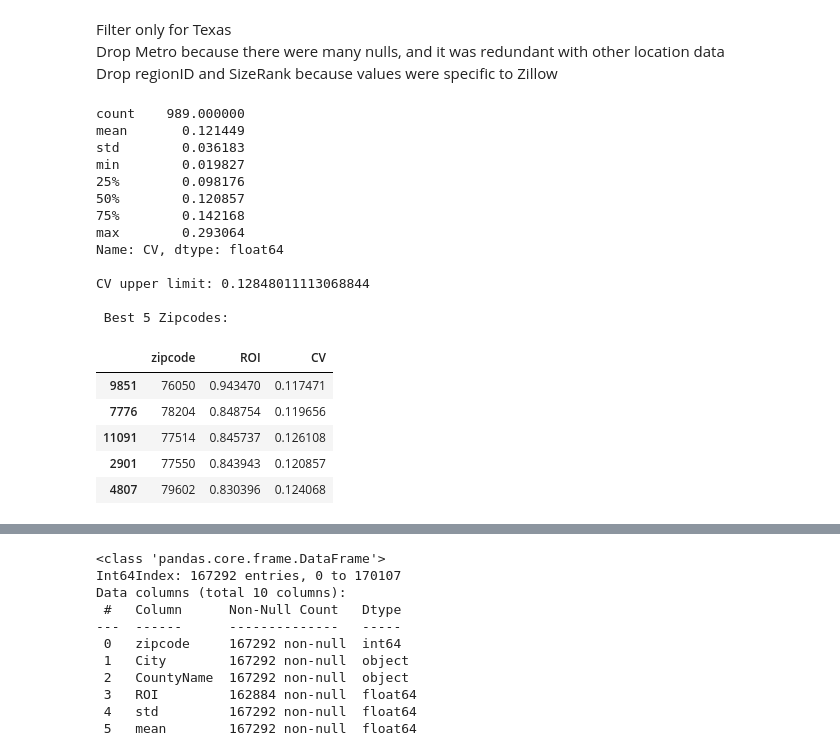
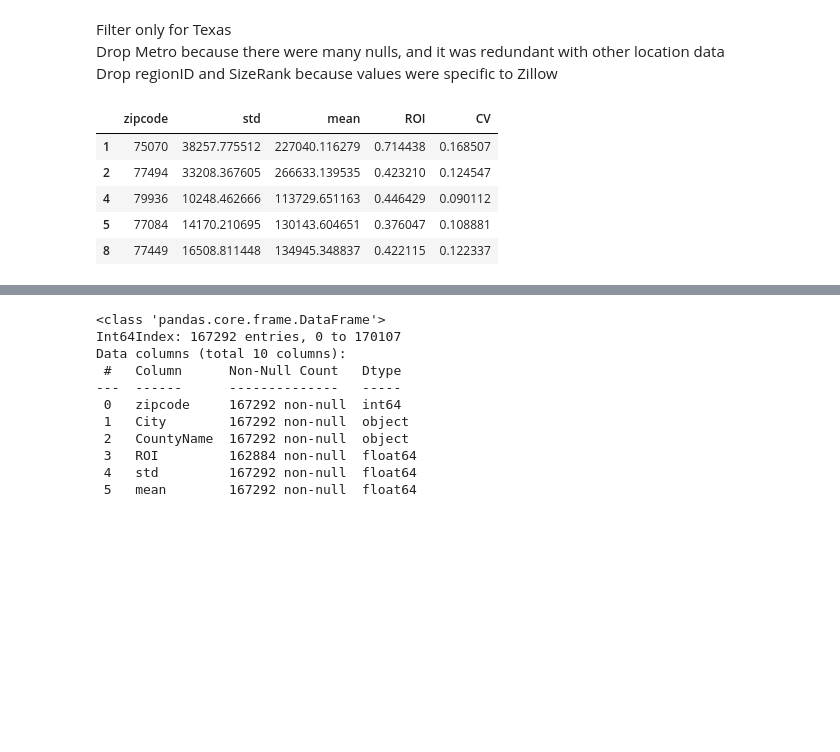
Before and after one commit to rhk48/zillow-time-series, a Jupyter notebook: lorela_nb.ipynb, the cells around one changed output, grey strips where cells are left out. Cells and saved outputs as stored; diff of their text form; code cells hidden in the pictures; blank space fills up the shorter version.

```diff
--- a/lorela_nb.ipynb
+++ b/lorela_nb.ipynb
@@ -18,49 +18,24 @@ raw_df = raw_df.rename(columns={'RegionName': 'zipcode'})
 # %%
 #Calculate historical return on investment
 raw_df['ROI']= (raw_df['2018-04']/raw_df['2004-01'])-1
 raw_df['ROI']
 
 
 #Calculate standard deviation of monthly values
 raw_df['std']=raw_df.loc[:,'2004-01':'2018-04'].std(skipna=True, axis=1)
 
 #Calculate historical mean value
 raw_df['mean']=raw_df.loc[:,'2004-01':'2018-04'].mean(skipna=True, axis=1)
 
 #Calculate coefficient of variance
 raw_df['CV']=raw_df['std']/raw_df['mean']
 
 #Show calculated values
 raw_df[['zipcode','std','mean','ROI','CV']].head()
-
-#Descriptive statistics of coefficients of variance.
-print(raw_df.CV.describe())
-
-#Define upper limit of CV according to risk profile.
-upper_cv = raw_df.CV.quantile(.6)
-print(f'\nCV upper limit: {upper_cv}')
-
-#Get the 5 zipcodes with highest ROIs within the firms risk profile.
-zc_best5 = raw_df[raw_df['CV']<upper_cv].sort_values('ROI',axis=0,ascending=False)[:5]
-print('\n Best 5 Zipcodes:')
-zc_best5[['zipcode','ROI','CV']]
 # %% [output]
-count    989.000000
-mean       0.121449
-std        0.036183
-min        0.019827
-25%        0.098176
-50%        0.120857
-75%        0.142168
-max        0.293064
-Name: CV, dtype: float64
-
-CV upper limit: 0.12848011113068844
-
- Best 5 Zipcodes:
-|  | zipcode | ROI | CV |
-| 9851 | 76050 | 0.943470 | 0.117471 |
-| 7776 | 78204 | 0.848754 | 0.119656 |
-| 11091 | 77514 | 0.845737 | 0.126108 |
-| 2901 | 77550 | 0.843943 | 0.120857 |
-| 4807 | 79602 | 0.830396 | 0.124068 |
+|  | zipcode | std | mean | ROI | CV |
+| 1 | 75070 | 38257.775512 | 227040.116279 | 0.714438 | 0.168507 |
+| 2 | 77494 | 33208.367605 | 266633.139535 | 0.423210 | 0.124547 |
+| 4 | 79936 | 10248.462666 | 113729.651163 | 0.446429 | 0.090112 |
+| 5 | 77084 | 14170.210695 | 130143.604651 | 0.376047 | 0.108881 |
+| 8 | 77449 | 16508.811448 | 134945.348837 | 0.422115 | 0.122337 |
```
Also changed, not shown: parts of 36 cells of this notebook.
